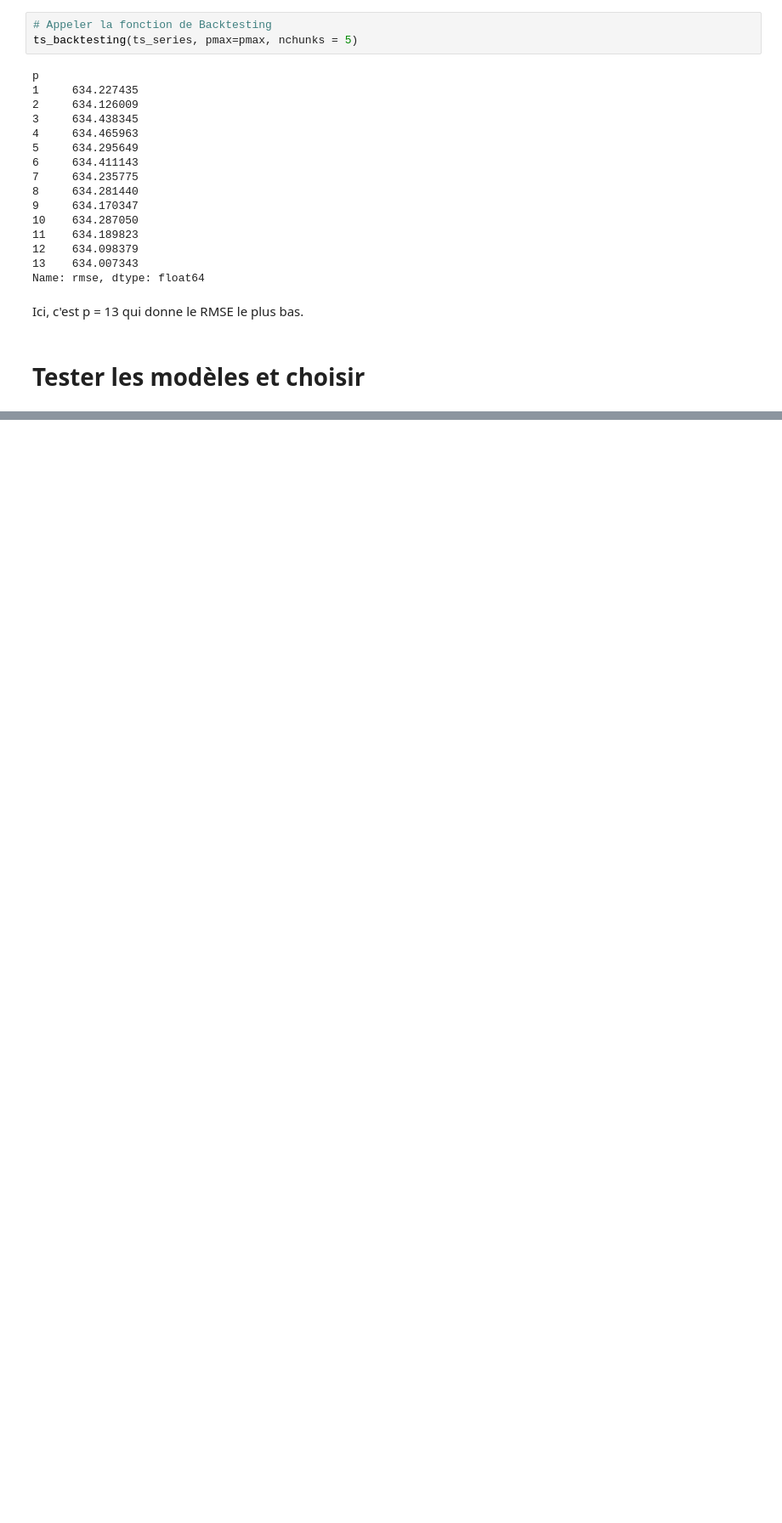
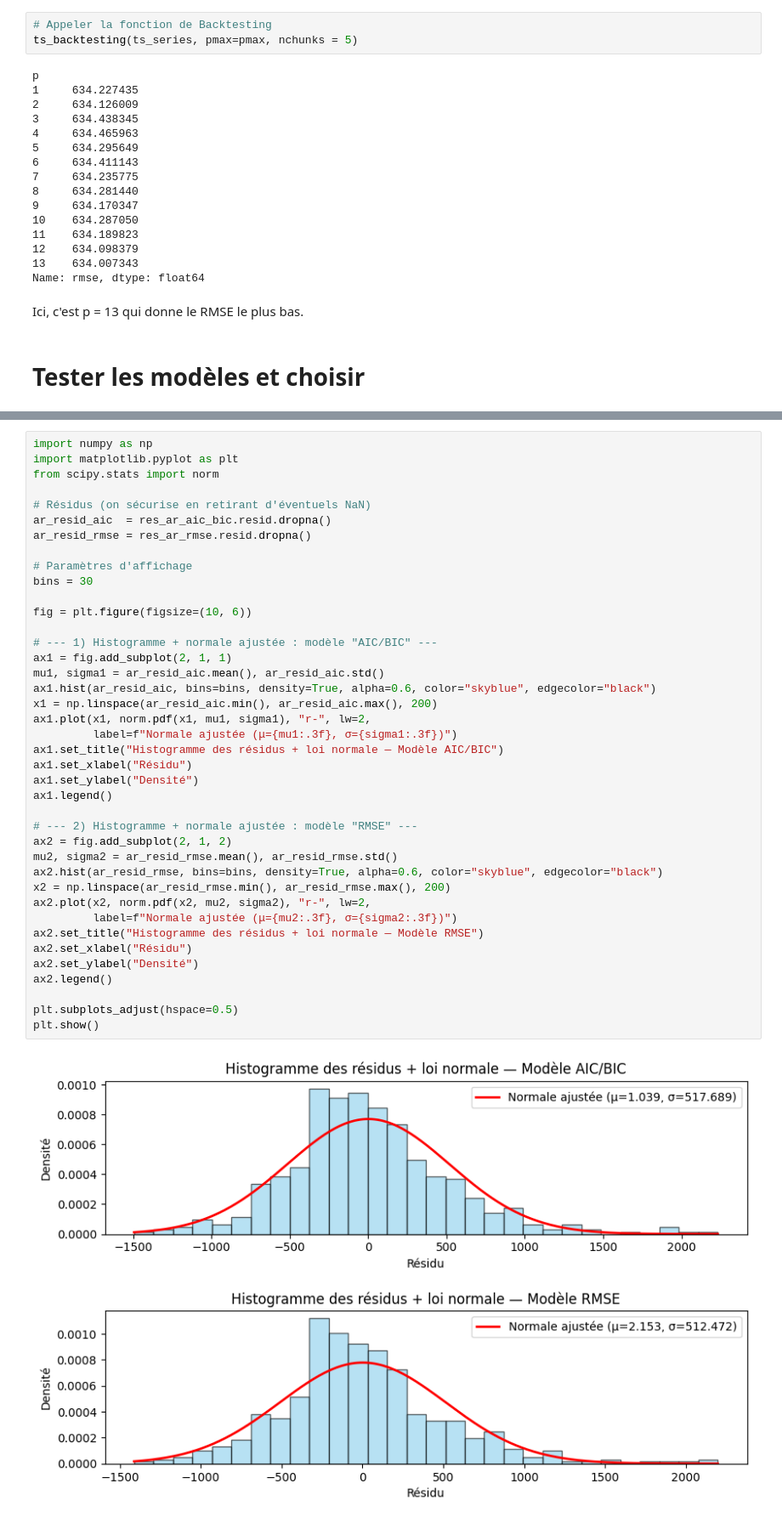
Before and after one commit to MitaDataAI/Time-Series-fundamentals, a Jupyter notebook: 2_traffic_internet_final.ipynb, the cells around one changed output, grey strips where cells are left out. Shown at 85% size. Saved outputs shown, nothing was run; the diff lists cells and outputs as text; blank space fills up the shorter version.

```diff
--- a/2_traffic_internet_final.ipynb
+++ b/2_traffic_internet_final.ipynb
@@ -245,0 +276,42 @@ Ici, c'est p = 13 qui donne le RMSE le plus bas.
+# %%
+import numpy as np
+import matplotlib.pyplot as plt
+from scipy.stats import norm
+
+# Résidus (on sécurise en retirant d'éventuels NaN)
+ar_resid_aic  = res_ar_aic_bic.resid.dropna()
+ar_resid_rmse = res_ar_rmse.resid.dropna()
+
+# Paramètres d'affichage
+bins = 30
+
+fig = plt.figure(figsize=(10, 6))
+
+# --- 1) Histogramme + normale ajustée : modèle "AIC/BIC" ---
+ax1 = fig.add_subplot(2, 1, 1)
+mu1, sigma1 = ar_resid_aic.mean(), ar_resid_aic.std()
+ax1.hist(ar_resid_aic, bins=bins, density=True, alpha=0.6, color="skyblue", edgecolor="black")
+x1 = np.linspace(ar_resid_aic.min(), ar_resid_aic.max(), 200)
+ax1.plot(x1, norm.pdf(x1, mu1, sigma1), "r-", lw=2,
+         label=f"Normale ajustée (μ={mu1:.3f}, σ={sigma1:.3f})")
+ax1.set_title("Histogramme des résidus + loi normale — Modèle AIC/BIC")
+ax1.set_xlabel("Résidu")
+ax1.set_ylabel("Densité")
+ax1.legend()
+
+# --- 2) Histogramme + normale ajustée : modèle "RMSE" ---
+ax2 = fig.add_subplot(2, 1, 2)
+mu2, sigma2 = ar_resid_rmse.mean(), ar_resid_rmse.std()
+ax2.hist(ar_resid_rmse, bins=bins, density=True, alpha=0.6, color="skyblue", edgecolor="black")
+x2 = np.linspace(ar_resid_rmse.min(), ar_resid_rmse.max(), 200)
+ax2.plot(x2, norm.pdf(x2, mu2, sigma2), "r-", lw=2,
+         label=f"Normale ajustée (μ={mu2:.3f}, σ={sigma2:.3f})")
+ax2.set_title("Histogramme des résidus + loi normale — Modèle RMSE")
+ax2.set_xlabel("Résidu")
+ax2.set_ylabel("Densité")
+ax2.legend()
+
+plt.subplots_adjust(hspace=0.5)
+plt.show()
+# %% [output]
+[figure, added]
```
Also changed, not shown: parts of 20 cells of this notebook.
